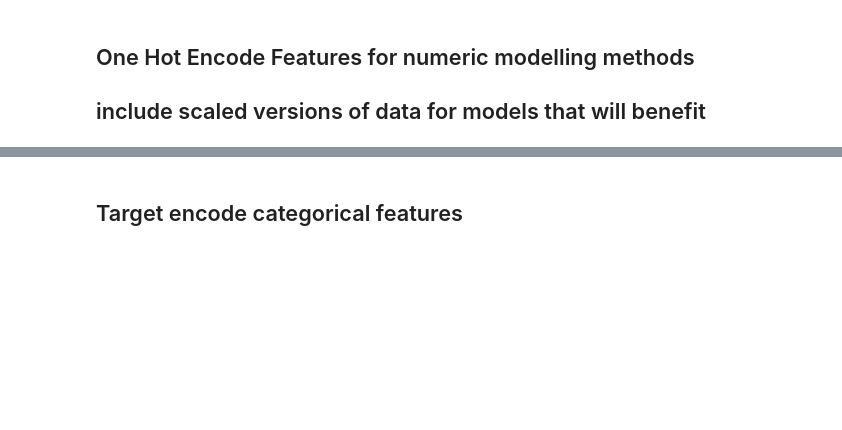
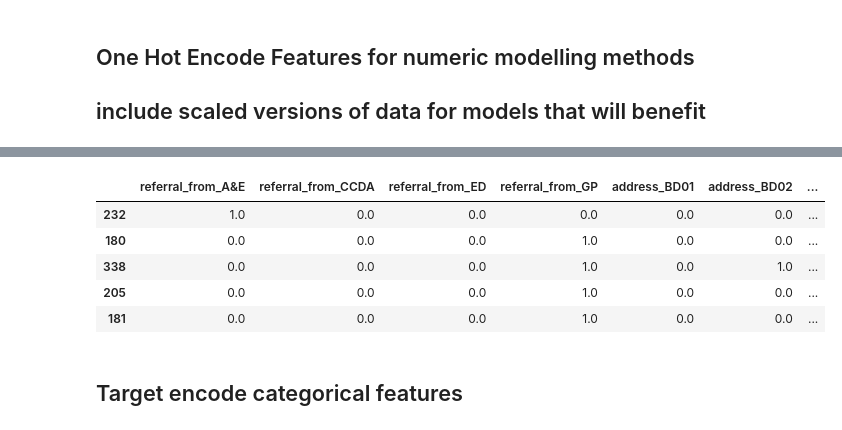
Before and after one commit to btcooper22/ace_project, a Jupyter notebook: models/prep_train_test.ipynb, the cells around one changed output, grey strips where cells are left out. Saved outputs shown, nothing was run; the diff lists cells and outputs as text; code cells hidden in the pictures; blank space fills up the shorter version.

```diff
--- a/models/prep_train_test.ipynb
+++ b/models/prep_train_test.ipynb
@@ -191,3 +201,12 @@ X_train_ohe_scaled, X_train_res_ohe_scaled, X_test_ohe_scaled = scaled_ohe_dfs
+# %%
+X_train_res_ohe_scaled.loc[rnd_idxs]
+# %% [output]
+|  | referral_from_A&E | referral_from_CCDA | referral_from_ED | referral_from_GP | address_BD01 | address_BD02 | ... |
+| 232 | 1.0 | 0.0 | 0.0 | 0.0 | 0.0 | 0.0 | ... |
+| 180 | 0.0 | 0.0 | 0.0 | 1.0 | 0.0 | 0.0 | ... |
+| 338 | 0.0 | 0.0 | 0.0 | 1.0 | 0.0 | 1.0 | ... |
+| 205 | 0.0 | 0.0 | 0.0 | 1.0 | 0.0 | 0.0 | ... |
+| 181 | 0.0 | 0.0 | 0.0 | 1.0 | 0.0 | 0.0 | ... |
 # %% [markdown]
 ## Target encode categorical features
 # %%
```
Also changed, not shown: parts of 17 cells of this notebook, 5 other files.
